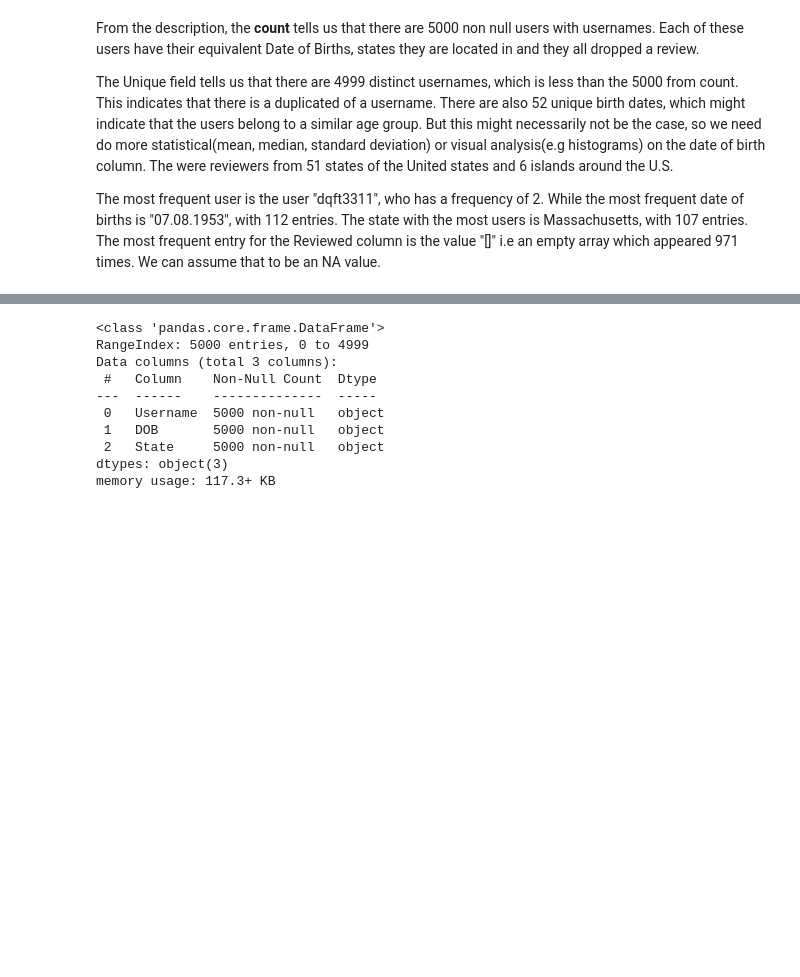
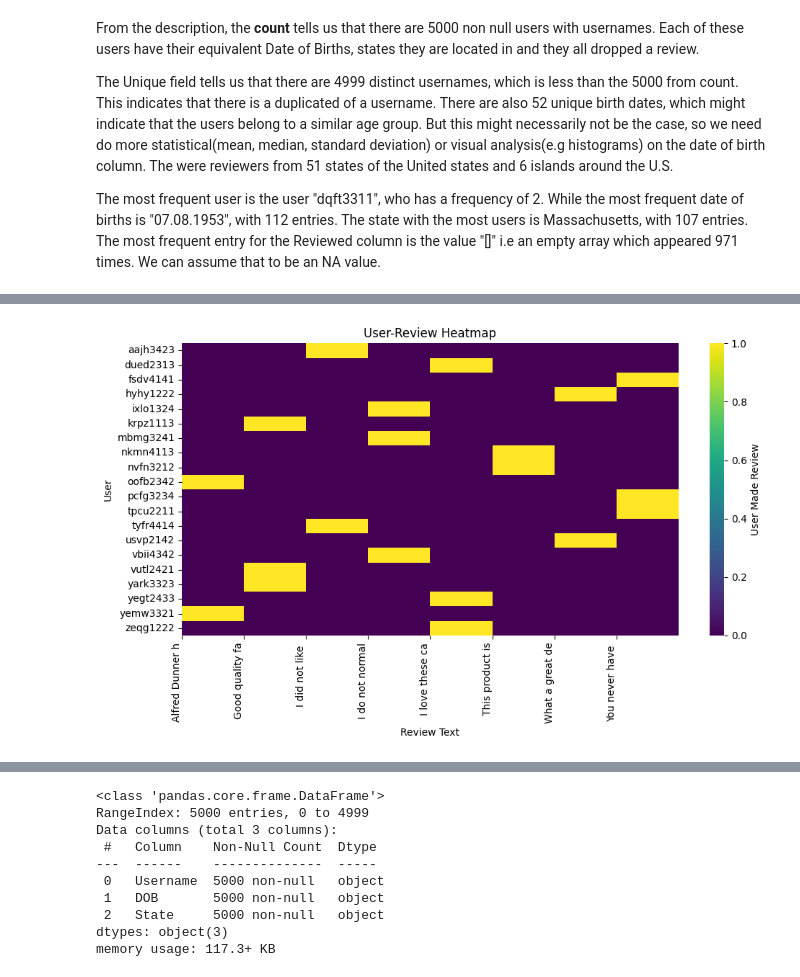
Before and after one commit to ovieimara/ITNPBD2, a Jupyter notebook: Assignment_ITNPBD2.ipynb, the cells around one changed output, grey strips where cells are left out. Cells and saved outputs as stored; diff of their text form; code cells hidden in the pictures; blank space fills up the shorter version.

```diff
--- a/Assignment_ITNPBD2.ipynb
+++ b/Assignment_ITNPBD2.ipynb
@@ -348,0 +435,17 @@ display(reviews_df.head(3))
+# %%
+user_review_matrix = pd.crosstab(duplicate_reviews_diff_users['Username'][:20], duplicate_reviews_diff_users['Review'][:20])
+
+plt.figure(figsize=(10, 6))
+sns.heatmap(user_review_matrix, cmap='viridis', cbar_kws={'label': 'User Made Review'})
+plt.xlabel('Review Text')
+plt.ylabel('User')
+plt.title('User-Review Heatmap')
+
+# Truncate x-axis labels
+xlabels = [label[:15] for label in user_review_matrix.columns]  # Truncate to 10 characters
+plt.xticks(ticks=range(len(xlabels)), labels=xlabels, rotation=90, ha='right')  # Set truncated labels
+
+plt.tight_layout()
+plt.show()
+# %% [output]
+[figure, added]
```
Also changed, not shown: parts of 48 cells of this notebook.
